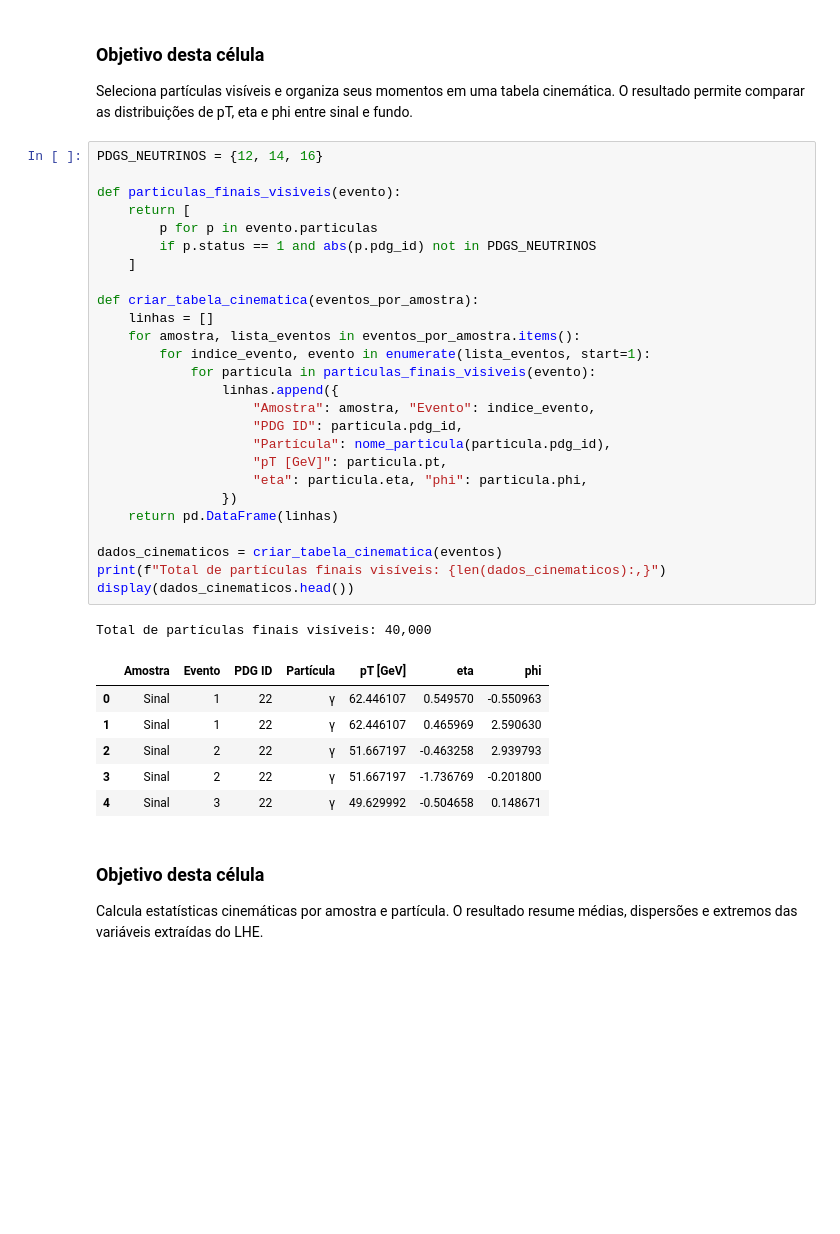
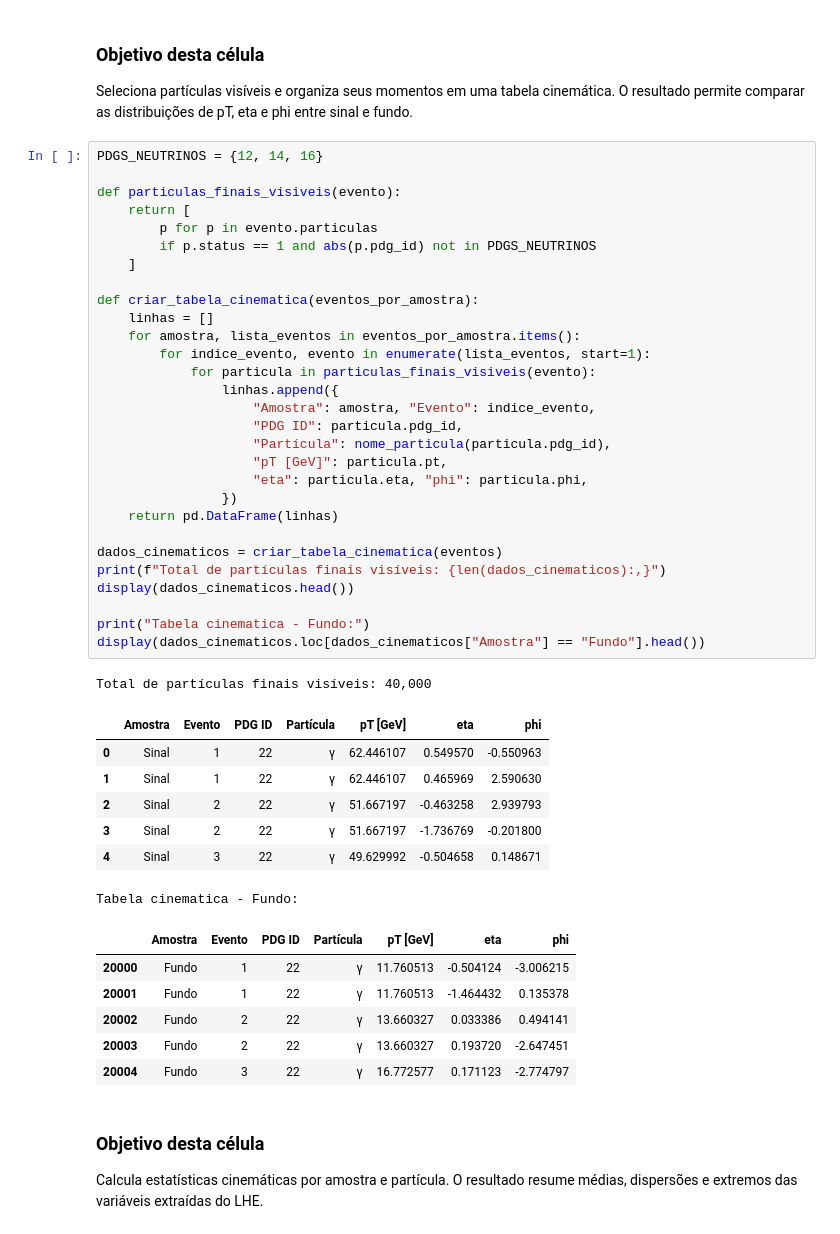
Before and after one commit to FIS01214/analise-swan, a Jupyter notebook: notebooks/analise-consolidada-dataframe-executado.ipynb, the cells around one changed output. Drawn from its saved outputs; the diff is of its cells as text; blank space fills up the shorter version.

```diff
--- a/notebooks/analise-consolidada-dataframe-executado.ipynb
+++ b/notebooks/analise-consolidada-dataframe-executado.ipynb
@@ -671,33 +671,43 @@ def particulas_finais_visiveis(evento):
     return [
         p for p in evento.particulas
         if p.status == 1 and abs(p.pdg_id) not in PDGS_NEUTRINOS
     ]
 
 def criar_tabela_cinematica(eventos_por_amostra):
     linhas = []
     for amostra, lista_eventos in eventos_por_amostra.items():
         for indice_evento, evento in enumerate(lista_eventos, start=1):
             for particula in particulas_finais_visiveis(evento):
                 linhas.append({
                     "Amostra": amostra, "Evento": indice_evento,
                     "PDG ID": particula.pdg_id,
                     "Partícula": nome_particula(particula.pdg_id),
                     "pT [GeV]": particula.pt,
                     "eta": particula.eta, "phi": particula.phi,
                 })
     return pd.DataFrame(linhas)
 
 dados_cinematicos = criar_tabela_cinematica(eventos)
 print(f"Total de partículas finais visíveis: {len(dados_cinematicos):,}")
 display(dados_cinematicos.head())
+
+print("Tabela cinematica - Fundo:")
+display(dados_cinematicos.loc[dados_cinematicos["Amostra"] == "Fundo"].head())
 # %% [output]
 Total de partículas finais visíveis: 40,000
 |  | Amostra | Evento | PDG ID | Partícula | pT [GeV] | eta | phi |
 | 0 | Sinal | 1 | 22 | γ | 62.446107 | 0.549570 | -0.550963 |
 | 1 | Sinal | 1 | 22 | γ | 62.446107 | 0.465969 | 2.590630 |
 | 2 | Sinal | 2 | 22 | γ | 51.667197 | -0.463258 | 2.939793 |
 | 3 | Sinal | 2 | 22 | γ | 51.667197 | -1.736769 | -0.201800 |
 | 4 | Sinal | 3 | 22 | γ | 49.629992 | -0.504658 | 0.148671 |
+Tabela cinematica - Fundo:
+|  | Amostra | Evento | PDG ID | Partícula | pT [GeV] | eta | phi |
+| 20000 | Fundo | 1 | 22 | γ | 11.760513 | -0.504124 | -3.006215 |
+| 20001 | Fundo | 1 | 22 | γ | 11.760513 | -1.464432 | 0.135378 |
+| 20002 | Fundo | 2 | 22 | γ | 13.660327 | 0.033386 | 0.494141 |
+| 20003 | Fundo | 2 | 22 | γ | 13.660327 | 0.193720 | -2.647451 |
+| 20004 | Fundo | 3 | 22 | γ | 16.772577 | 0.171123 | -2.774797 |
 # %% [markdown]
 ### Objetivo desta célula
 
```
Also changed, not shown: parts of 1 cell of this notebook, 2 other files.
